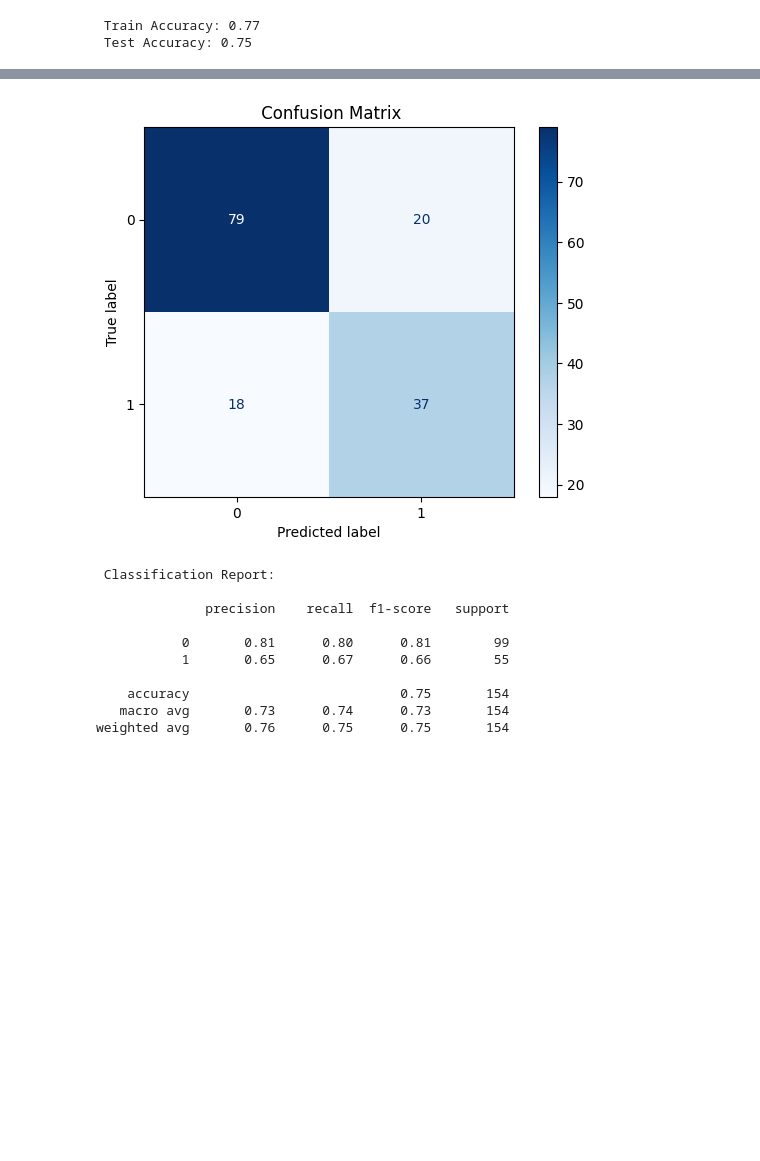
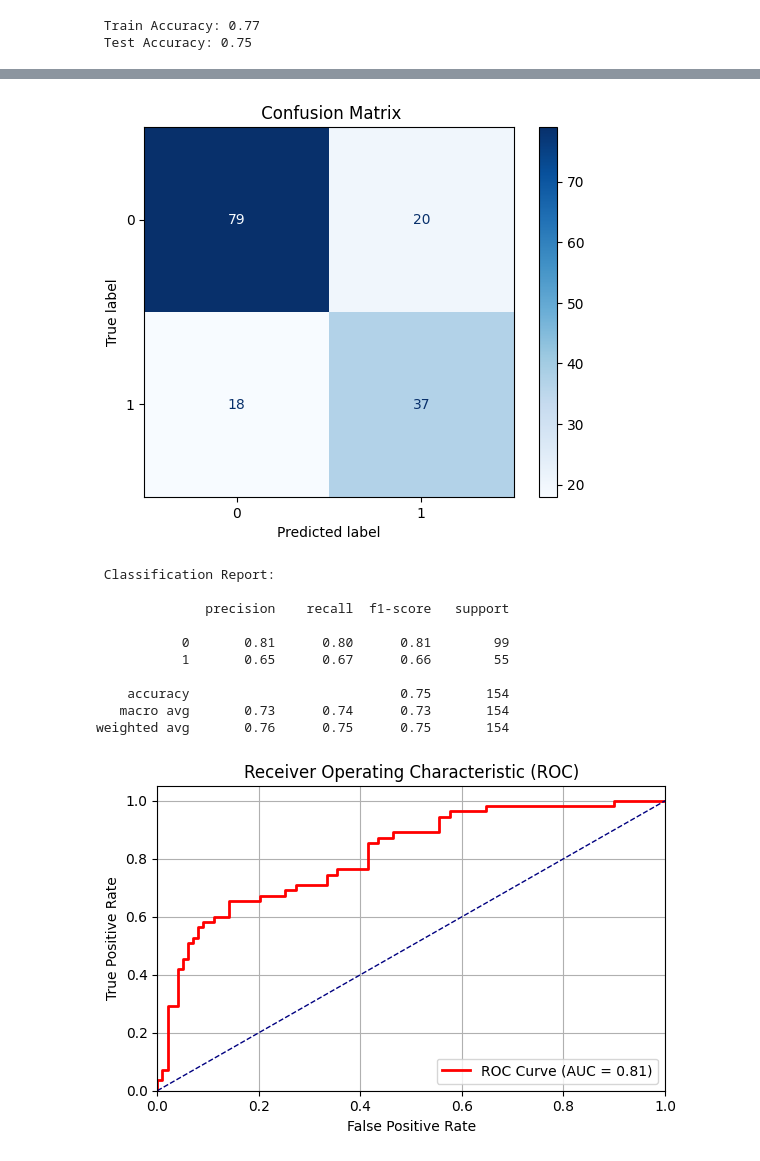
Before and after one commit to Satwik200500/diabetes_prediction, a Jupyter notebook: model_analysis.ipynb, the cells around one changed output, grey strips where cells are left out. Saved outputs shown, nothing was run; the diff lists cells and outputs as text; code cells hidden in the pictures; blank space fills up the shorter version.

Commit message:
Added ROC AND AUC to the model analysis file

```diff
--- a/model_analysis.ipynb
+++ b/model_analysis.ipynb
@@ -5,7 +5,7 @@
 import pandas as pd
 import matplotlib.pyplot as plt
 import seaborn as sns
-from sklearn.metrics import confusion_matrix, ConfusionMatrixDisplay, classification_report
+from sklearn.metrics import confusion_matrix, ConfusionMatrixDisplay, classification_report, roc_curve, auc
 from sklearn.model_selection import train_test_split
 import joblib
 
@@ -67,30 +67,52 @@ plt.show()
 
 #  Classification Report
 print(" Classification Report:\n")
 print(classification_report(y_test, y_pred))
+
+# Get probability scores for the positive class
+y_proba = model.predict_proba(X_test_scaled)[:, 1]
+
+# Compute ROC curve and AUC
+fpr, tpr, thresholds = roc_curve(y_test, y_proba)
+roc_auc = auc(fpr, tpr)
+
+# Plot ROC Curve
+plt.figure(figsize=(6, 4))
+plt.plot(fpr, tpr, color='red', lw=2, label=f'ROC Curve (AUC = {roc_auc:.2f})')
+plt.plot([0, 1], [0, 1], color='navy', lw=1, linestyle='--')
+plt.xlim([0.0, 1.0])
+plt.ylim([0.0, 1.05])
+plt.xlabel('False Positive Rate')
+plt.ylabel('True Positive Rate')
+plt.title('Receiver Operating Characteristic (ROC)')
+plt.legend(loc="lower right")
+plt.grid(True)
+plt.tight_layout()
+plt.show()
 # %% [output]
 |  | Pregnancies | Glucose | BloodPressure | SkinThickness | Insulin | BMI | DiabetesPedigreeFunction | Age | ... |
 | 0 | 6 | 148 | 72 | 35 | 0 | 33.6 | 0.627 | 50 | ... |
 | 1 | 1 | 85 | 66 | 29 | 0 | 26.6 | 0.351 | 31 | ... |
 | 2 | 8 | 183 | 64 | 0 | 0 | 23.3 | 0.672 | 32 | ... |
 | 3 | 1 | 89 | 66 | 23 | 94 | 28.1 | 0.167 | 21 | ... |
 | 4 | 0 | 137 | 40 | 35 | 168 | 43.1 | 2.288 | 33 | ... |
 | 5 | 5 | 116 | 74 | 0 | 0 | 25.6 | 0.201 | 30 | ... |
 | 6 | 3 | 78 | 50 | 32 | 88 | 31.0 | 0.248 | 26 | ... |
 | 7 | 10 | 115 | 0 | 0 | 0 | 35.3 | 0.134 | 29 | ... |
 | 8 | 2 | 197 | 70 | 45 | 543 | 30.5 | 0.158 | 53 | ... |
 | 9 | 8 | 125 | 96 | 0 | 0 | 0.0 | 0.232 | 54 | ... |
  Train Accuracy: 0.77
  Test Accuracy: 0.75
 [figure]
 [figure]
  Classification Report:
 
               precision    recall  f1-score   support
 
            0       0.81      0.80      0.81        99
            1       0.65      0.67      0.66        55
 
     accuracy                           0.75       154
    macro avg       0.73      0.74      0.73       154
 weighted avg       0.76      0.75      0.75       154
+[figure, added]
```
